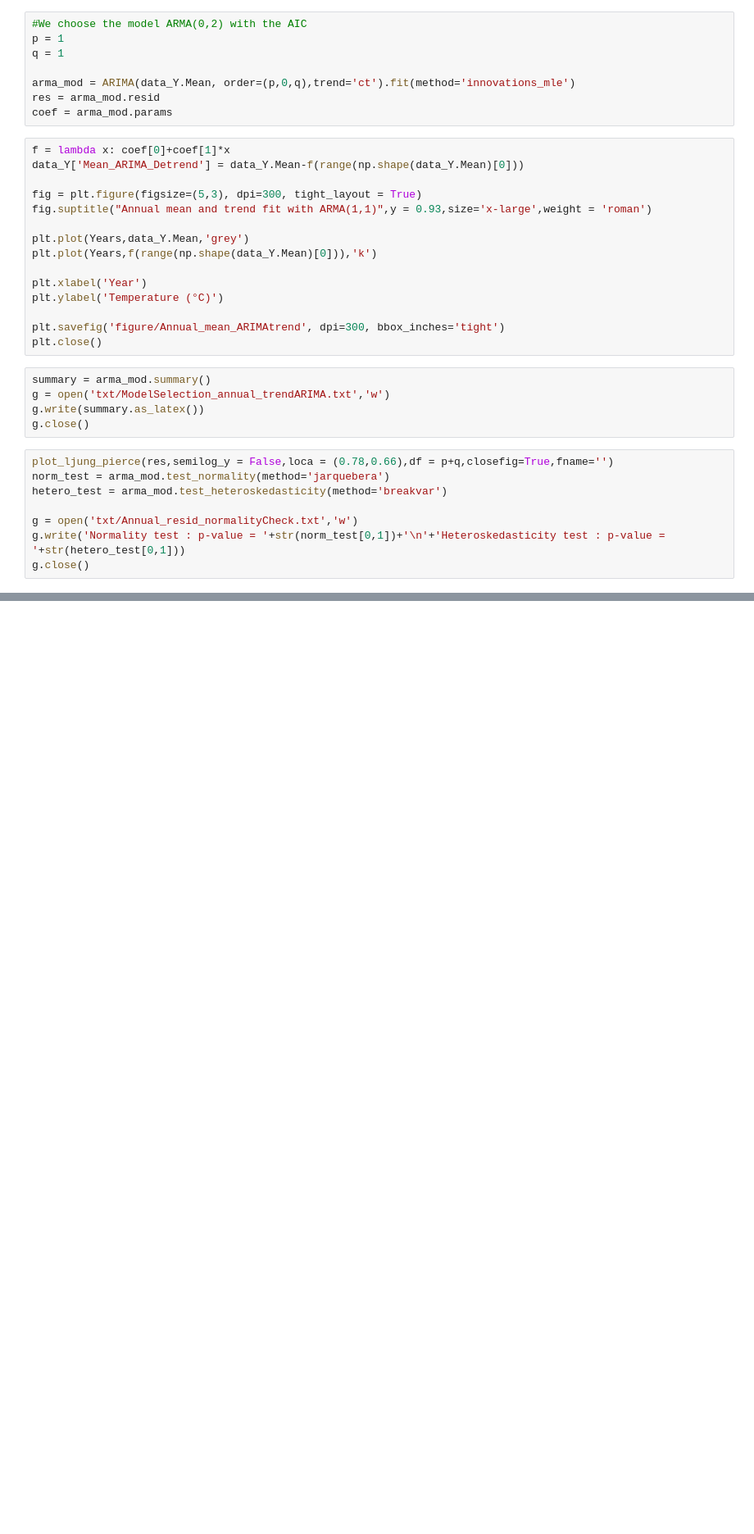
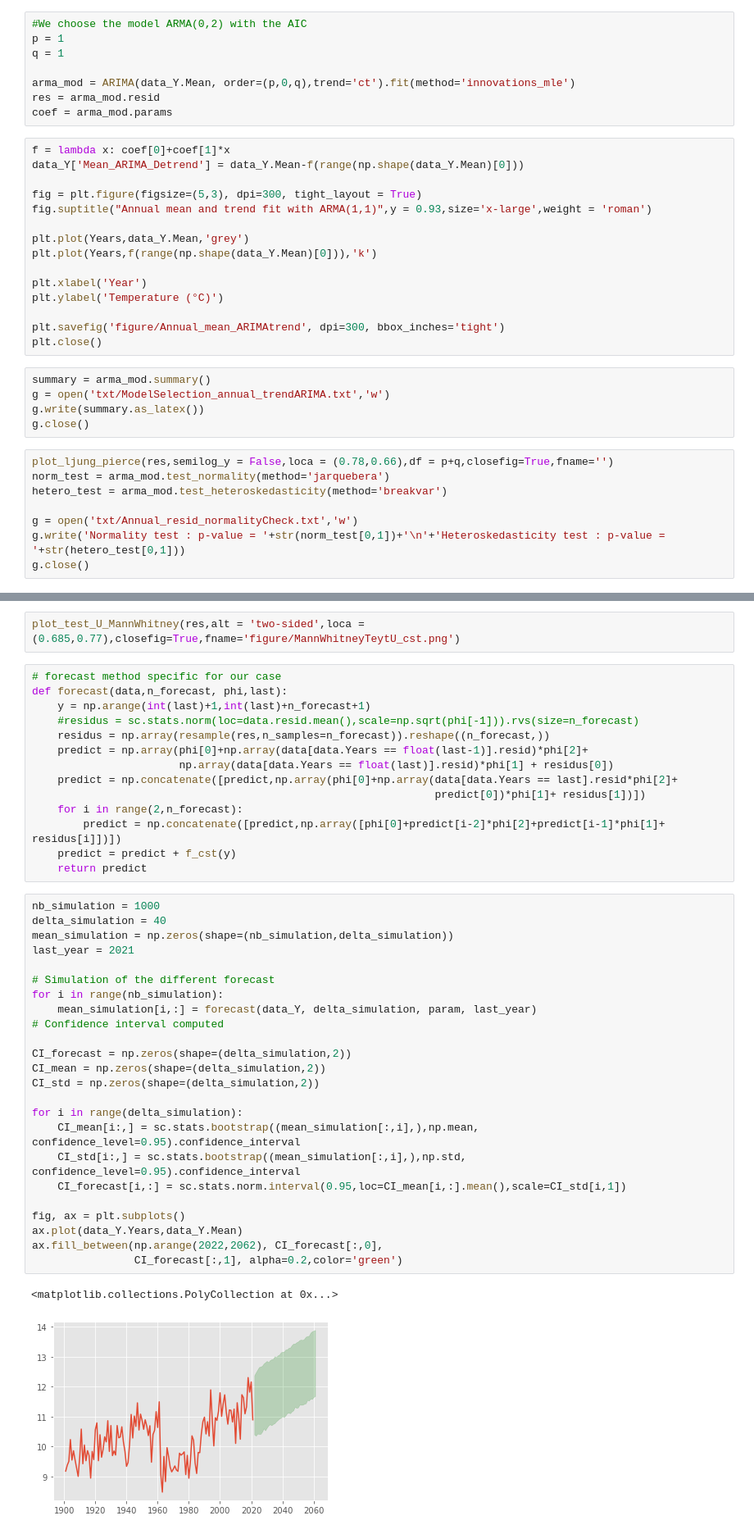
Before and after one commit to KieranVaudaux/SCV_project2.0, a Jupyter notebook: notebooks/Annual_TimeSerie.ipynb, the cells around one changed output, grey strips where cells are left out. Shown: that part at 82% size. Cells and saved outputs as stored; diff of their text form; blank space fills up the shorter version.

Commit message:
Annual forecasting

```diff
--- a/notebooks/Annual_TimeSerie.ipynb
+++ b/notebooks/Annual_TimeSerie.ipynb
@@ -812 +794,44 @@ for i in range(10):
+# %%
+plot_test_U_MannWhitney(res,alt = 'two-sided',loca = (0.685,0.77),closefig=True,fname='figure/MannWhitneyTeytU_cst.png')
+# %%
+# forecast method specific for our case
+def forecast(data,n_forecast, phi,last):
+    y = np.arange(int(last)+1,int(last)+n_forecast+1)
+    #residus = sc.stats.norm(loc=data.resid.mean(),scale=np.sqrt(phi[-1])).rvs(size=n_forecast)
+    residus = np.array(resample(res,n_samples=n_forecast)).reshape((n_forecast,))
+    predict = np.array(phi[0]+np.array(data[data.Years == float(last-1)].resid)*phi[2]+
+                       np.array(data[data.Years == float(last)].resid)*phi[1] + residus[0])
+    predict = np.concatenate([predict,np.array(phi[0]+np.array(data[data.Years == last].resid*phi[2]+
+                                                               predict[0])*phi[1]+ residus[1])])
+    for i in range(2,n_forecast):
+        predict = np.concatenate([predict,np.array([phi[0]+predict[i-2]*phi[2]+predict[i-1]*phi[1]+ residus[i]])])
+    predict = predict + f_cst(y)
+    return predict
+# %%
+nb_simulation = 1000
+delta_simulation = 40
+mean_simulation = np.zeros(shape=(nb_simulation,delta_simulation))
+last_year = 2021
+
+# Simulation of the different forecast
+for i in range(nb_simulation):
+    mean_simulation[i,:] = forecast(data_Y, delta_simulation, param, last_year)
+# Confidence interval computed
+
+CI_forecast = np.zeros(shape=(delta_simulation,2))
+CI_mean = np.zeros(shape=(delta_simulation,2))
+CI_std = np.zeros(shape=(delta_simulation,2))
+
+for i in range(delta_simulation):
+    CI_mean[i:,] = sc.stats.bootstrap((mean_simulation[:,i],),np.mean, confidence_level=0.95).confidence_interval
+    CI_std[i:,] = sc.stats.bootstrap((mean_simulation[:,i],),np.std, confidence_level=0.95).confidence_interval
+    CI_forecast[i,:] = sc.stats.norm.interval(0.95,loc=CI_mean[i,:].mean(),scale=CI_std[i,1])
+
+fig, ax = plt.subplots()
+ax.plot(data_Y.Years,data_Y.Mean)
+ax.fill_between(np.arange(2022,2062), CI_forecast[:,0],
+                CI_forecast[:,1], alpha=0.2,color='green')
+# %% [output]
+<matplotlib.collections.PolyCollection at 0x...>
+[figure, added]
 # %%
```
Also changed, not shown: parts of 34 cells of this notebook, 36 other files.
